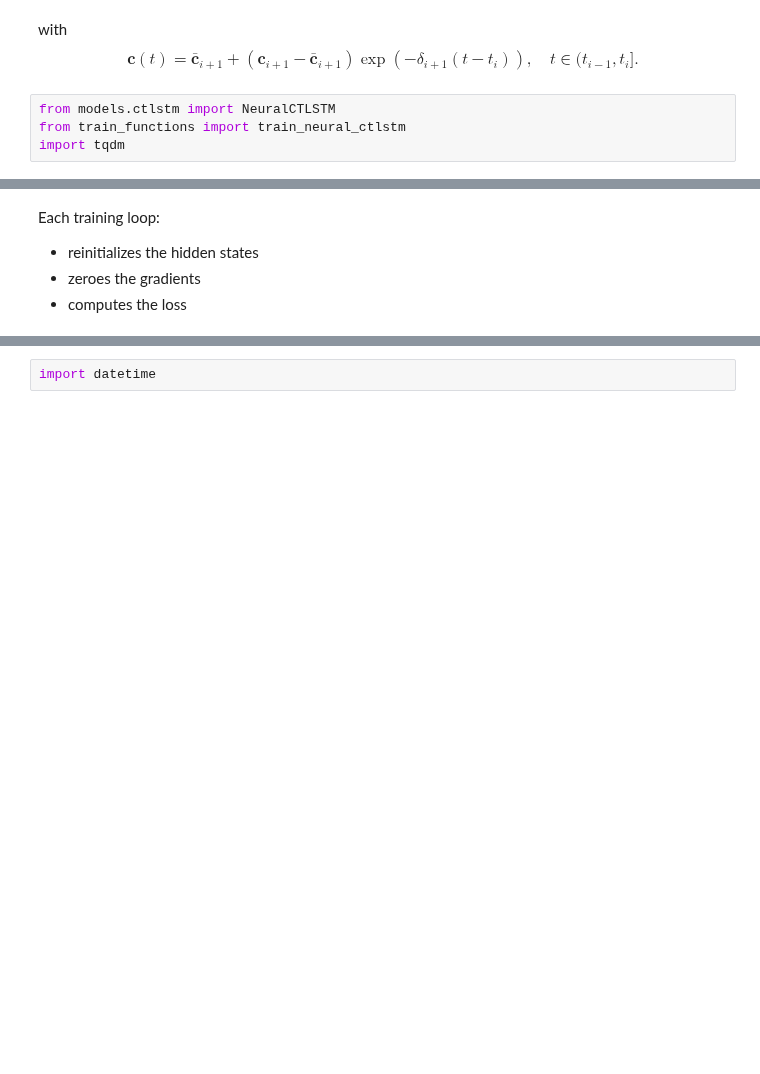
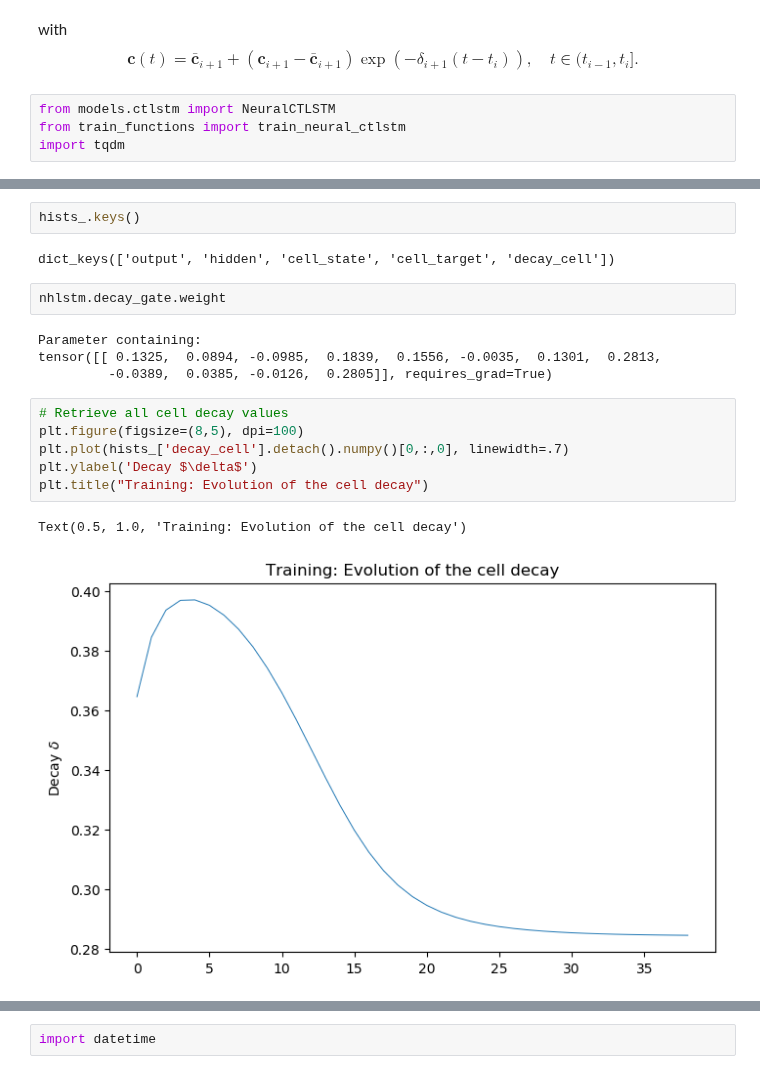
Before and after one commit to Deeptradingfx/point-process-nets, a Jupyter notebook: notebooks/neura.ipynb, the cells around one changed output, grey strips where cells are left out. Drawn from its saved outputs; the diff is of its cells as text; blank space fills up the shorter version.

```diff
--- a/notebooks/neura.ipynb
+++ b/notebooks/neura.ipynb
@@ -173,11 +178,25 @@ for i in batch_range:
     loss_hist.append(loss_val) # record the loss value
 # %% [output]
 [interactive output not drawn]
-# %% [markdown]
-Each training loop:
-* reinitializes the hidden states
-* zeroes the gradients
-* computes the loss
+# %%
+hists_.keys()
+# %% [output]
+dict_keys(['output', 'hidden', 'cell_state', 'cell_target', 'decay_cell'])
+# %%
+nhlstm.decay_gate.weight
+# %% [output]
+Parameter containing:
+tensor([[ 0.1325,  0.0894, -0.0985,  0.1839,  0.1556, -0.0035,  0.1301,  0.2813,
+         -0.0389,  0.0385, -0.0126,  0.2805]], requires_grad=True)
+# %%
+# Retrieve all cell decay values
+plt.figure(figsize=(8,5), dpi=100)
+plt.plot(hists_['decay_cell'].detach().numpy()[0,:,0], linewidth=.7)
+plt.ylabel('Decay $\delta$')
+plt.title("Training: Evolution of the cell decay")
+# %% [output]
+Text(0.5, 1.0, 'Training: Evolution of the cell decay')
+[figure, added]
 # %%
 fig, ax = plt.subplots(1, 1, figsize=(10,6), dpi=100)
 
```
Also changed, not shown: parts of 23 cells of this notebook, 4 other files.
